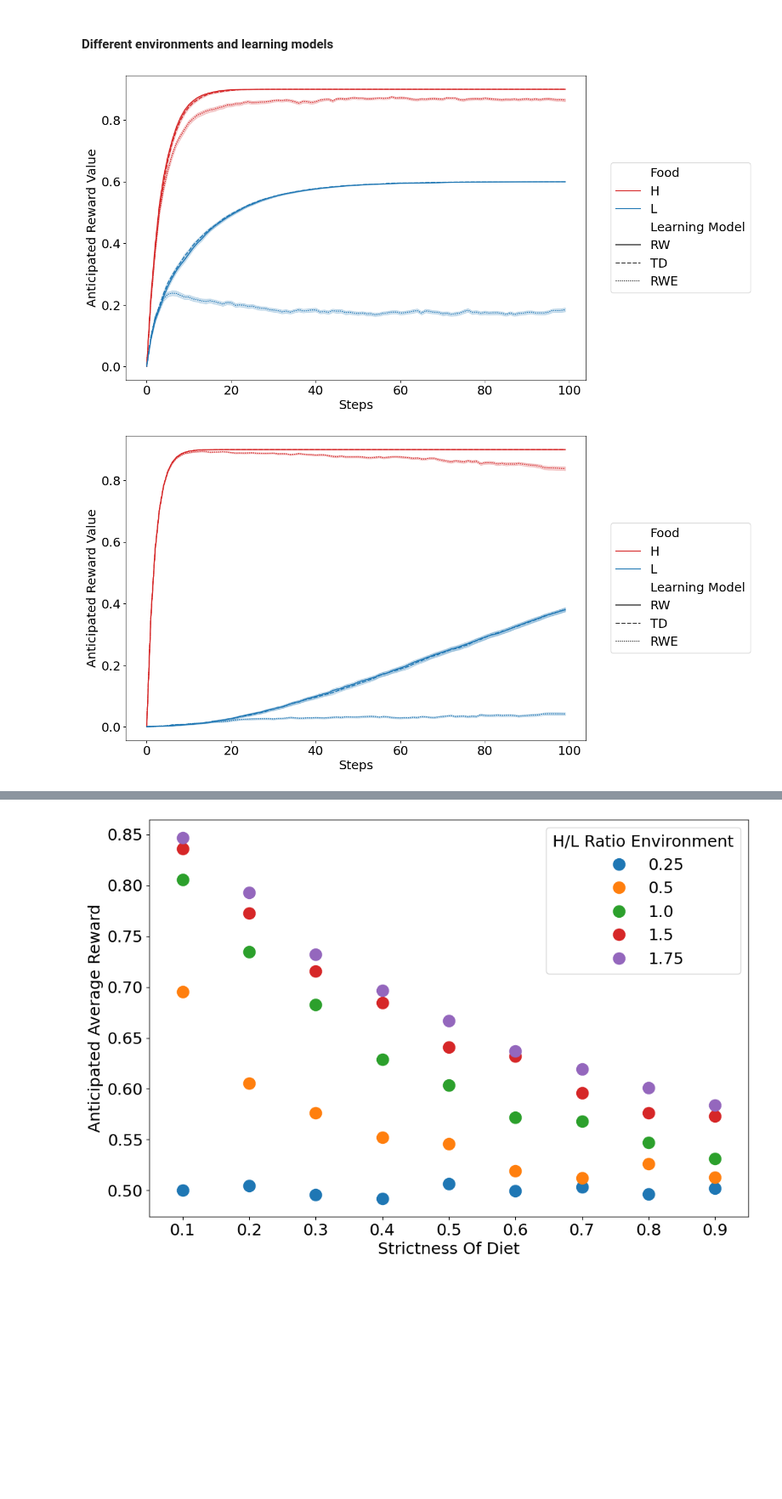
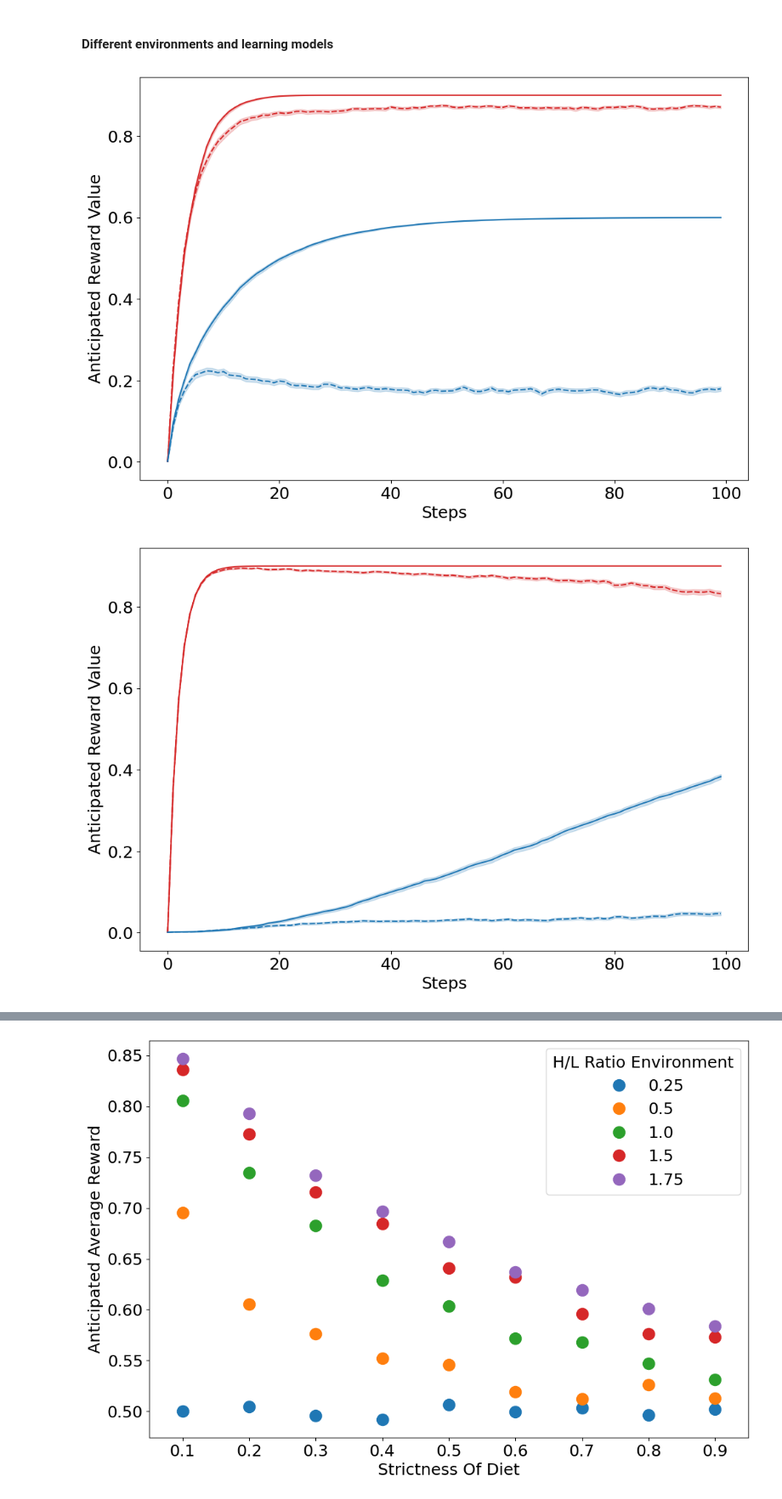
Before and after one commit to Kajijoo/abm, a Jupyter notebook: run.ipynb, the cells around one changed output, grey strips where cells are left out. Shown at 85% size. Saved outputs shown, nothing was run; the diff lists cells and outputs as text; code cells hidden in the pictures; blank space fills up the shorter version.

Commit message:
Updated plots and redid intervention analyses

```diff
--- a/run.ipynb
+++ b/run.ipynb
@@ -8,7 +8,7 @@ from main import LearningModel
 #Epsilon represents the probability that an agent chooses the other option regardless of preference. For example, when dieting.
 #Theta represents the H to L ratio in the random food environment.
 
-m = LearningModel(N=100, width=100, height=100, learning_model='RW', distribute_patches = 'random', seed = None, epsilon = 0.05, theta = 0.25)
+m = LearningModel(N=100, width=100, height=100, learning_model='RW', distribute_patches = 'weekday', seed = None, epsilon = 0.05, theta = 0.25)
 
 for i in range(100):
     m.step()
@@ -42,7 +42,7 @@ import pandas as pd
 #The dataframe contains time-series data for all agents for every single run in the 6 different configurations.
 
 iterations = 10
-learning_models = ["RW", "TD", "RWE"]
+learning_models = ["TD", "RWE"]
 distribute_patches = ["random", "gradient_h", "gradient_l"]
 
 def batch_run():
@@ -147,6 +147,15 @@ plot_random_env_rw_td(data, legend_labels, custom_palette)
 # %%
 import seaborn as sns
 import matplotlib.pyplot as plt
+
+plt.rcParams.update({
+        'font.size': 18,          # general font size
+        'axes.titlesize': 20,     # title font size
+        'axes.labelsize': 18,     # x and y label font size
+        'xtick.labelsize': 18,    # x tick label font size
+        'ytick.labelsize': 18,    # y tick label font size
+        'legend.fontsize': 18     # legend font size
+    })
 
 def plot_results(data, distribute_patch, legend_labels, custom_palette):
     # Filter data for the specific distribute_patch
@@ -155,43 +164,34 @@ def plot_results(data, distribute_patch, legend_labels, custom_palette):
     df_melted = df_filtered.melt(id_vars=['Step', 'Learning_Model'],
                                  value_vars=['Value_High', 'Value_Low'],
                                  var_name='Food', value_name='Value')
 
     # Plot the data using seaborn
     plt.figure(figsize=(12, 8))
-    sns.lineplot(data=df_melted, x='Step', y='Value', hue = 'Food', style='Learning_Model', palette = custom_palette, estimator='mean', errorbar=('ci', 80))
+    sns.lineplot(data=df_melted, x='Step', y='Value', hue = 'Food', style='Learning_Model', palette = custom_palette, estimator='mean', errorbar=('ci', 80), legend = False)
     plt.xlabel('Steps')
     plt.ylabel('Anticipated Reward Value')
     handles, labels = plt.gca().get_legend_handles_labels()
     new_labels = [legend_labels.get(label, label) for label in labels]
-    plt.legend(handles, new_labels, title='', bbox_to_anchor=(1.04, 0.5), loc = "center left")
-    plt.rcParams.update({
-        'font.size': 18,          # general font size
-        'axes.titlesize': 20,     # title font size
-        'axes.labelsize': 18,     # x and y label font size
-        'xtick.labelsize': 18,    # x tick label font size
-        'ytick.labelsize': 18,    # y tick label font size
-        'legend.fontsize': 18     # legend font size
-    })
-
+    #plt.legend(handles, new_labels, title='', loc = "lower center", bbox_to_anchor = (0.5, -0.35) , ncol = 2, frameon = False)
 
     plt.show()
 
 # Example of how to use the function with custom legend labels
 legend_labels = {
     'Value_High': 'H',
     'Value_Low': 'L',
     'Learning_Model': 'Learning Model'
 }
 
 custom_palette = {
     'Value_High': '#d62728',
     'Value_Low': '#1f77b4'
 
 }
 
 # Plot results for each distribute_patch
 for distribute_patch in distribute_patches:
     plot_results(data, distribute_patch, legend_labels, custom_palette)
 # %% [output]
-[figure, old version]
+[figure, new version]
-[figure, old version]
+[figure, new version]
```
Also changed, not shown: parts of 2 cells of this notebook, 6 other files.
